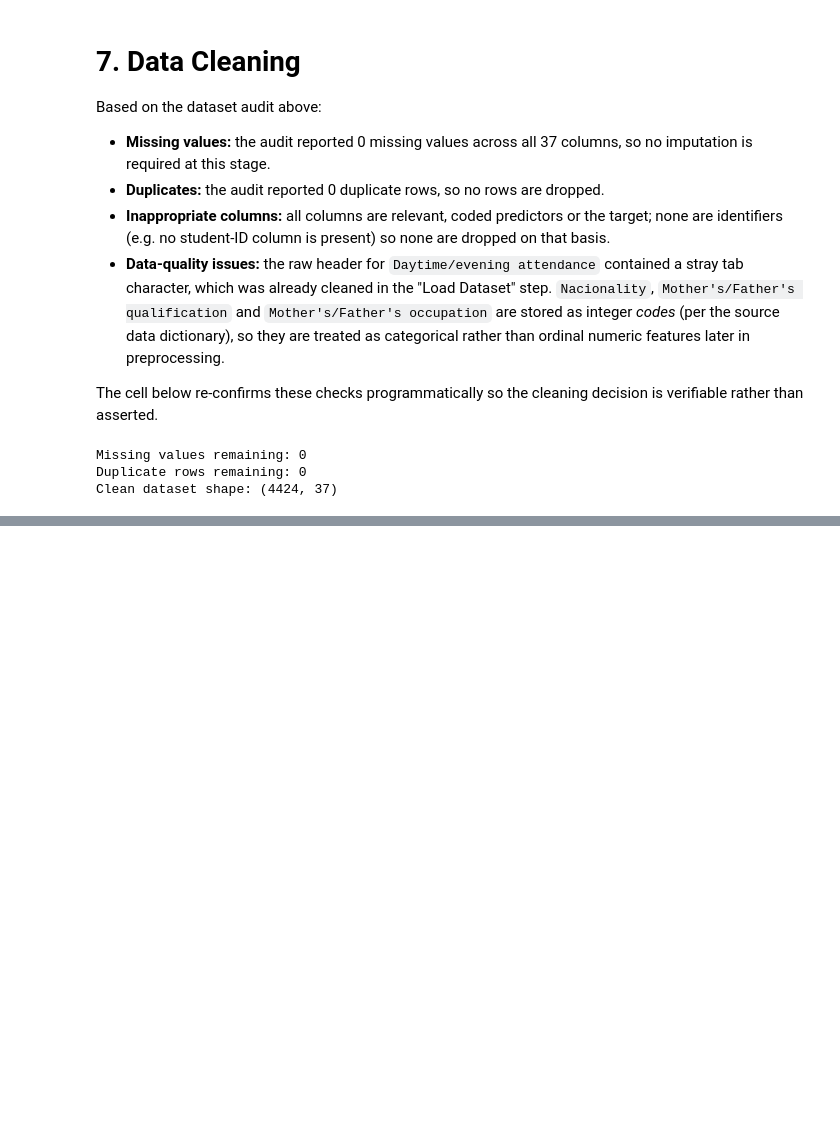
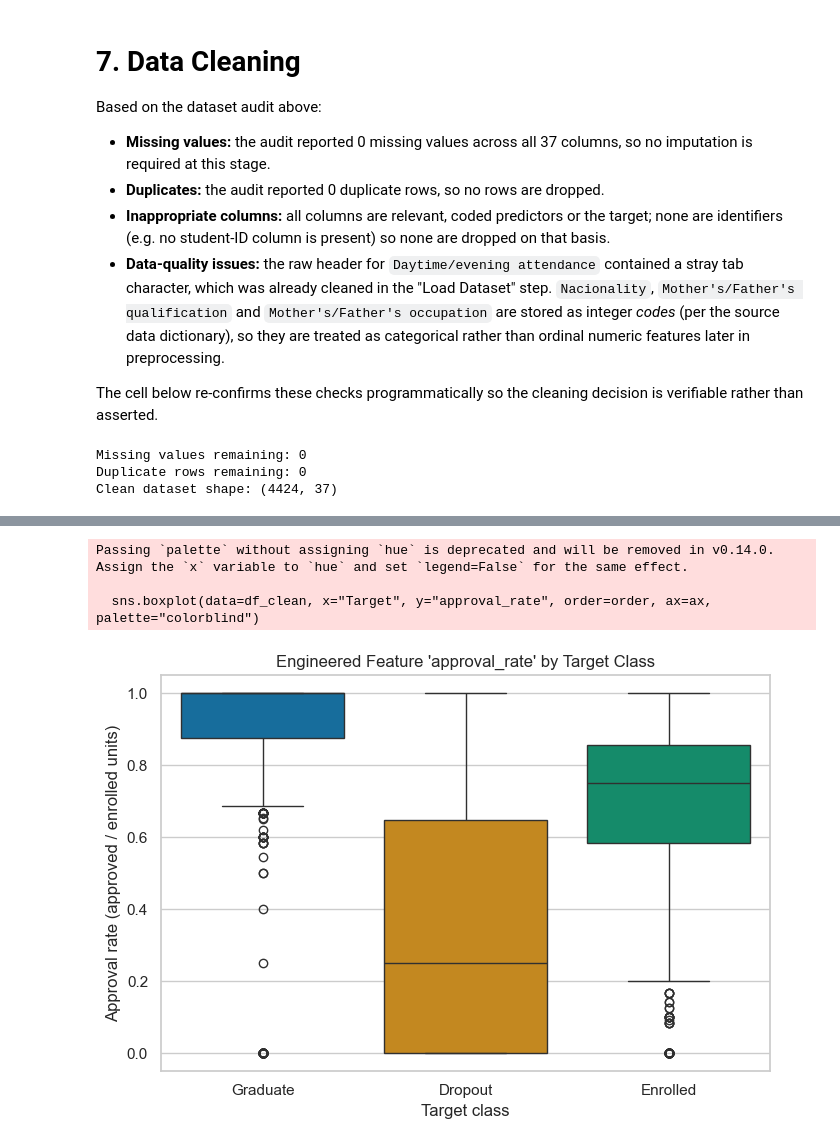
Before and after one commit to mith-sen/ML_Case_Study, a Jupyter notebook: notebooks/classification.ipynb, the cells around one changed output, grey strips where cells are left out. Saved outputs shown, nothing was run; the diff lists cells and outputs as text; code cells hidden in the pictures; blank space fills up the shorter version.

```diff
--- a/notebooks/classification.ipynb
+++ b/notebooks/classification.ipynb
@@ -310,0 +321,10 @@ Clean dataset shape: (4424, 37)
+# %%
+total_enrolled = df_clean["Curricular units 1st sem (enrolled)"] + df_clean["Curricular units 2nd sem (enrolled)"]
+total_approved = df_clean["Curricular units 1st sem (approved)"] + df_clean["Curricular units 2nd sem (approved)"]
+
+# Avoid division by zero for students with 0 enrolled units across both semesters
+df_clean["approval_rate"] = np.where(total_enrolled > 0, total_approved / total_enrolled, 0.0)
+
+df_clean[["Curricular units 1st sem (enrolled)", "Curricular units 2nd sem (enrolled)",
+          "Curricular units 1st sem (approved)", "Curricular units 2nd sem (approved)",
+          "approval_rate"]].head()
@@ -310,0 +338,13 @@ Clean dataset shape: (4424, 37)
+# %%
+fig, ax = plt.subplots(figsize=(7, 5))
+sns.boxplot(data=df_clean, x="Target", y="approval_rate", order=order, ax=ax, palette="colorblind")
+ax.set_title("Engineered Feature 'approval_rate' by Target Class")
+ax.set_xlabel("Target class")
+ax.set_ylabel("Approval rate (approved / enrolled units)")
+plt.tight_layout()
+plt.show()
+# %% [output]
+Passing `palette` without assigning `hue` is deprecated and will be removed in v0.14.0. Assign the `x` variable to `hue` and set `legend=False` for the same effect.
+
+  sns.boxplot(data=df_clean, x="Target", y="approval_rate", order=order, ax=ax, palette="colorblind")
+[figure, added]
```
Also changed, not shown: parts of 2 cells of this notebook.
